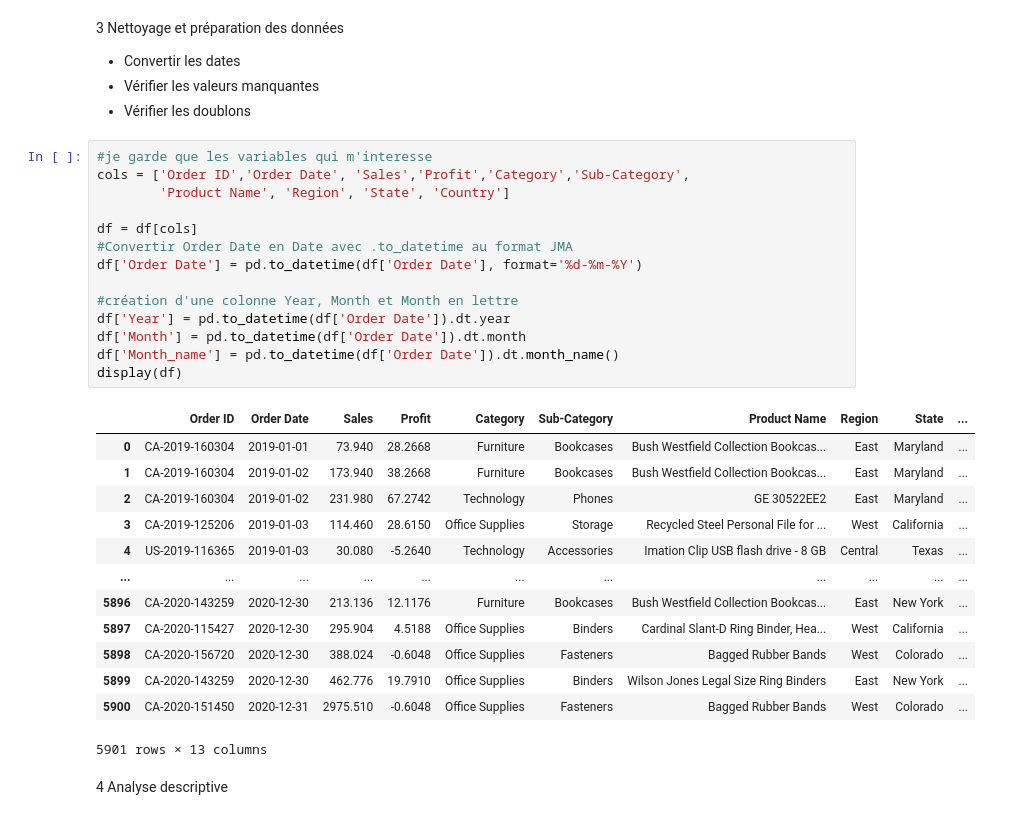
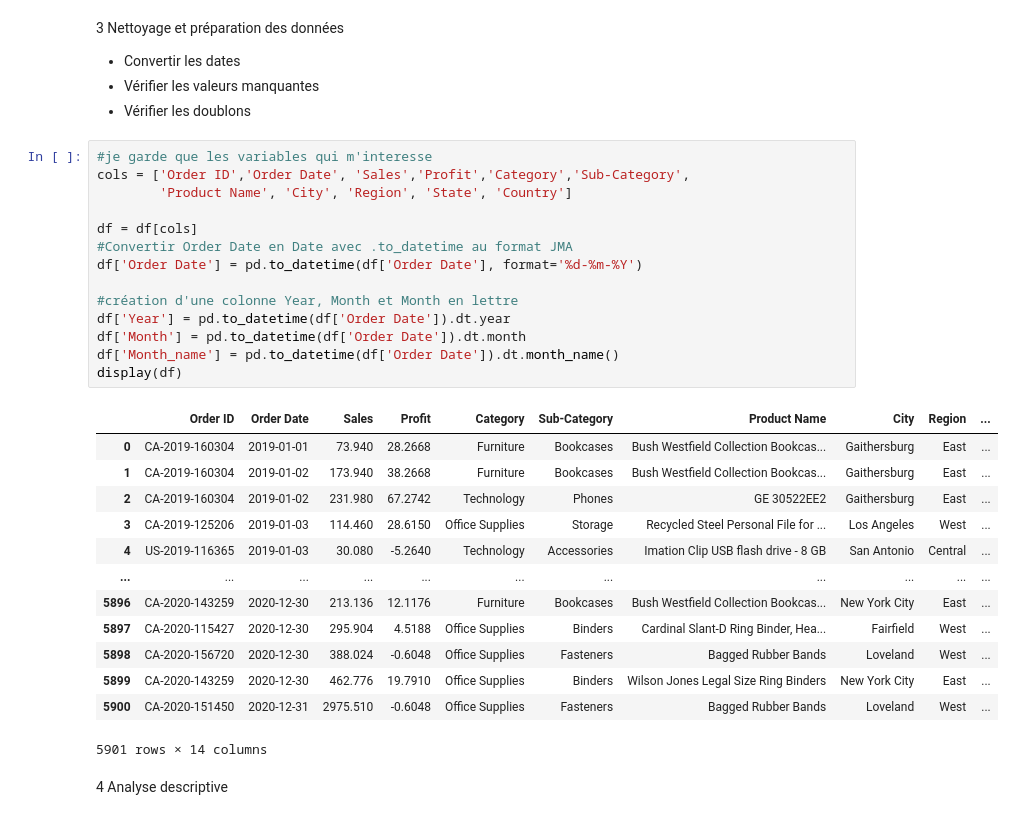
Before and after one commit to naimanm/projetn, a Jupyter notebook: Main/BusinessIntelligence.ipynb, the cells around one changed output. Cells and saved outputs as stored; diff of their text form.

```diff
--- a/Main/BusinessIntelligence.ipynb
+++ b/Main/BusinessIntelligence.ipynb
@@ -40,31 +40,31 @@ df.head()
 # %%
 #je garde que les variables qui m'interesse
 cols = ['Order ID','Order Date', 'Sales','Profit','Category','Sub-Category',
-        'Product Name', 'Region', 'State', 'Country']
+        'Product Name', 'City', 'Region', 'State', 'Country']
 
 df = df[cols]
 #Convertir Order Date en Date avec .to_datetime au format JMA
 df['Order Date'] = pd.to_datetime(df['Order Date'], format='%d-%m-%Y')
 
 #création d'une colonne Year, Month et Month en lettre
 df['Year'] = pd.to_datetime(df['Order Date']).dt.year
 df['Month'] = pd.to_datetime(df['Order Date']).dt.month
 df['Month_name'] = pd.to_datetime(df['Order Date']).dt.month_name()
 display(df)
 # %% [output]
-|  | Order ID | Order Date | Sales | Profit | Category | Sub-Category | Product Name | Region | State | ... |
-| 0 | CA-2019-160304 | 2019-01-01 | 73.940 | 28.2668 | Furniture | Bookcases | Bush Westfield Collection Bookcas... | East | Maryland | ... |
-| 1 | CA-2019-160304 | 2019-01-02 | 173.940 | 38.2668 | Furniture | Bookcases | Bush Westfield Collection Bookcas... | East | Maryland | ... |
-| 2 | CA-2019-160304 | 2019-01-02 | 231.980 | 67.2742 | Technology | Phones | GE 30522EE2 | East | Maryland | ... |
-| 3 | CA-2019-125206 | 2019-01-03 | 114.460 | 28.6150 | Office Supplies | Storage | Recycled Steel Personal File for ... | West | California | ... |
-| 4 | US-2019-116365 | 2019-01-03 | 30.080 | -5.2640 | Technology | Accessories | Imation Clip USB flash drive - 8 GB | Central | Texas | ... |
+|  | Order ID | Order Date | Sales | Profit | Category | Sub-Category | Product Name | City | Region | ... |
+| 0 | CA-2019-160304 | 2019-01-01 | 73.940 | 28.2668 | Furniture | Bookcases | Bush Westfield Collection Bookcas... | Gaithersburg | East | ... |
+| 1 | CA-2019-160304 | 2019-01-02 | 173.940 | 38.2668 | Furniture | Bookcases | Bush Westfield Collection Bookcas... | Gaithersburg | East | ... |
+| 2 | CA-2019-160304 | 2019-01-02 | 231.980 | 67.2742 | Technology | Phones | GE 30522EE2 | Gaithersburg | East | ... |
+| 3 | CA-2019-125206 | 2019-01-03 | 114.460 | 28.6150 | Office Supplies | Storage | Recycled Steel Personal File for ... | Los Angeles | West | ... |
+| 4 | US-2019-116365 | 2019-01-03 | 30.080 | -5.2640 | Technology | Accessories | Imation Clip USB flash drive - 8 GB | San Antonio | Central | ... |
 | ... | ... | ... | ... | ... | ... | ... | ... | ... | ... | ... |
-| 5896 | CA-2020-143259 | 2020-12-30 | 213.136 | 12.1176 | Furniture | Bookcases | Bush Westfield Collection Bookcas... | East | New York | ... |
-| 5897 | CA-2020-115427 | 2020-12-30 | 295.904 | 4.5188 | Office Supplies | Binders | Cardinal Slant-D Ring Binder, Hea... | West | California | ... |
-| 5898 | CA-2020-156720 | 2020-12-30 | 388.024 | -0.6048 | Office Supplies | Fasteners | Bagged Rubber Bands | West | Colorado | ... |
-| 5899 | CA-2020-143259 | 2020-12-30 | 462.776 | 19.7910 | Office Supplies | Binders | Wilson Jones Legal Size Ring Binders | East | New York | ... |
-| 5900 | CA-2020-151450 | 2020-12-31 | 2975.510 | -0.6048 | Office Supplies | Fasteners | Bagged Rubber Bands | West | Colorado | ... |
+| 5896 | CA-2020-143259 | 2020-12-30 | 213.136 | 12.1176 | Furniture | Bookcases | Bush Westfield Collection Bookcas... | New York City | East | ... |
+| 5897 | CA-2020-115427 | 2020-12-30 | 295.904 | 4.5188 | Office Supplies | Binders | Cardinal Slant-D Ring Binder, Hea... | Fairfield | West | ... |
+| 5898 | CA-2020-156720 | 2020-12-30 | 388.024 | -0.6048 | Office Supplies | Fasteners | Bagged Rubber Bands | Loveland | West | ... |
+| 5899 | CA-2020-143259 | 2020-12-30 | 462.776 | 19.7910 | Office Supplies | Binders | Wilson Jones Legal Size Ring Binders | New York City | East | ... |
+| 5900 | CA-2020-151450 | 2020-12-31 | 2975.510 | -0.6048 | Office Supplies | Fasteners | Bagged Rubber Bands | Loveland | West | ... |
-5901 rows × 13 columns
+5901 rows × 14 columns
 # %% [markdown]
 4 Analyse descriptive
 # %% [markdown]
```
Also changed, not shown: parts of 5 cells of this notebook.
